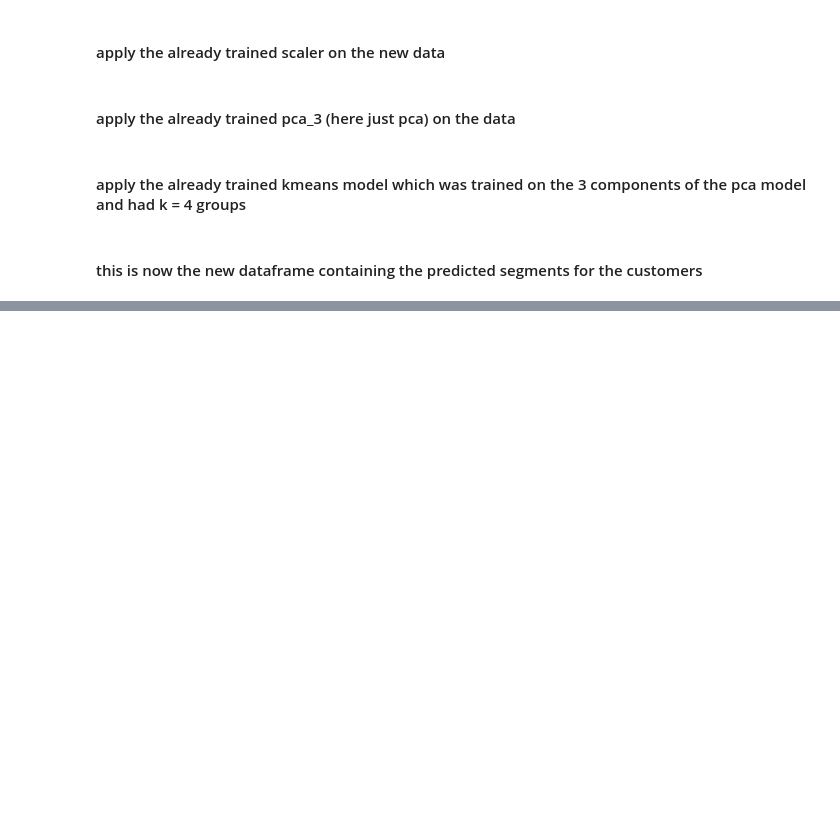
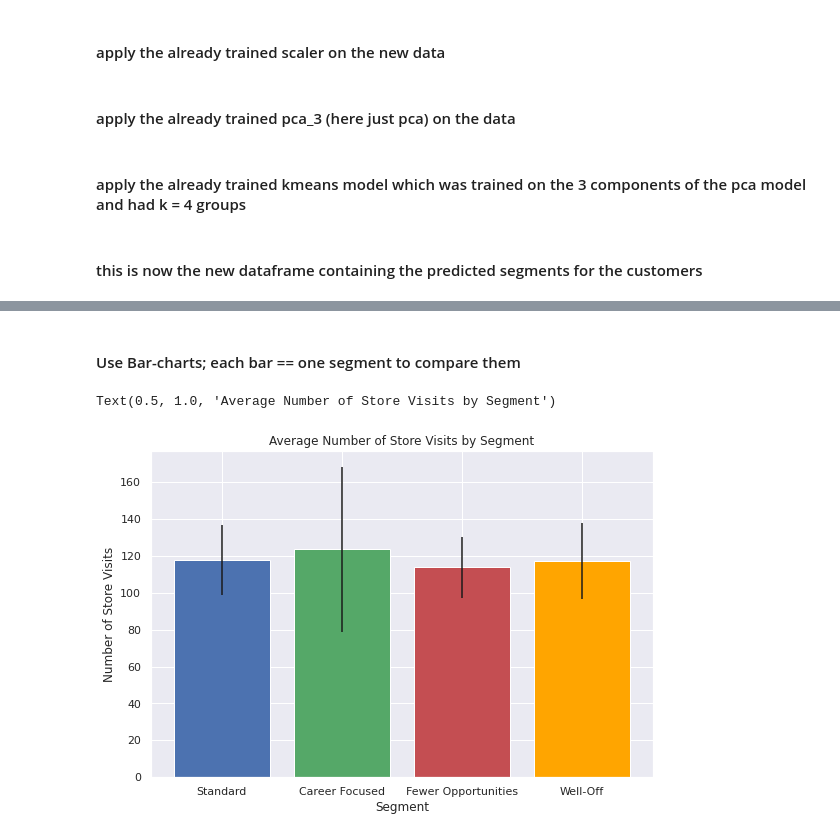
Before and after one commit to AngeloBarisano/customer_analysis_course, a Jupyter notebook: notebooks/purchase_data_analysis.ipynb, the cells around one changed output, grey strips where cells are left out. Cells and saved outputs as stored; diff of their text form; code cells hidden in the pictures; blank space fills up the shorter version.

```diff
--- a/notebooks/purchase_data_analysis.ipynb
+++ b/notebooks/purchase_data_analysis.ipynb
@@ -130,0 +282,3 @@ df_purchase_predictors["Segment"] = purchase_segm_kmeans_pca
+# %%
+segments_mean = df_pirchase_descr.groupby(by = ['Segment']).mean()
+segments_mean
@@ -130,0 +292,3 @@ df_purchase_predictors["Segment"] = purchase_segm_kmeans_pca
+# %%
+segments_std = df_pirchase_descr.groupby(by = ['Segment']).std()
+segments_std
@@ -130,0 +302,17 @@ df_purchase_predictors["Segment"] = purchase_segm_kmeans_pca
+# %% [markdown]
+#### Use Bar-charts; each bar == one segment to compare them
+# %%
+# store visits barchart
+plt.figure( figsize = (9, 6))
+plt.bar(x = (0, 1, 2, 3),
+        tick_label = ('Standard', 'Career Focused', 'Fewer Opportunities', 'Well-Off'),
+        height = segments_mean['N_Visits'],
+        # yerr == y-error, which is the std in this case
+        yerr = segments_std['N_Visits'],
+        color = ['b', 'g', 'r', 'orange'])
+plt.xlabel('Segment')
+plt.ylabel('Number of Store Visits')
+plt.title('Average Number of Store Visits by Segment')
+# %% [output]
+Text(0.5, 1.0, 'Average Number of Store Visits by Segment')
+[figure, added]
```
Also changed, not shown: parts of 50 cells of this notebook.
